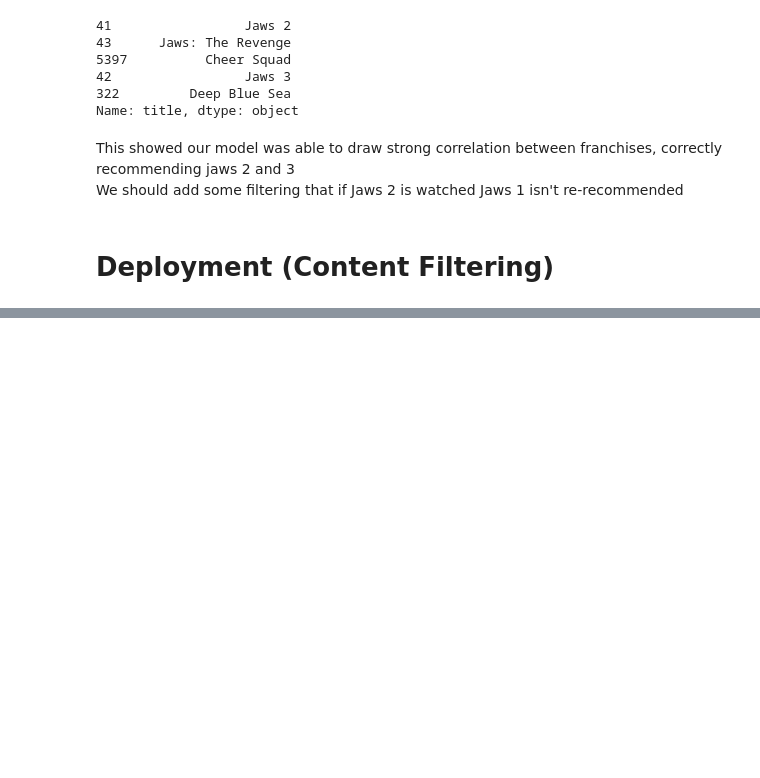
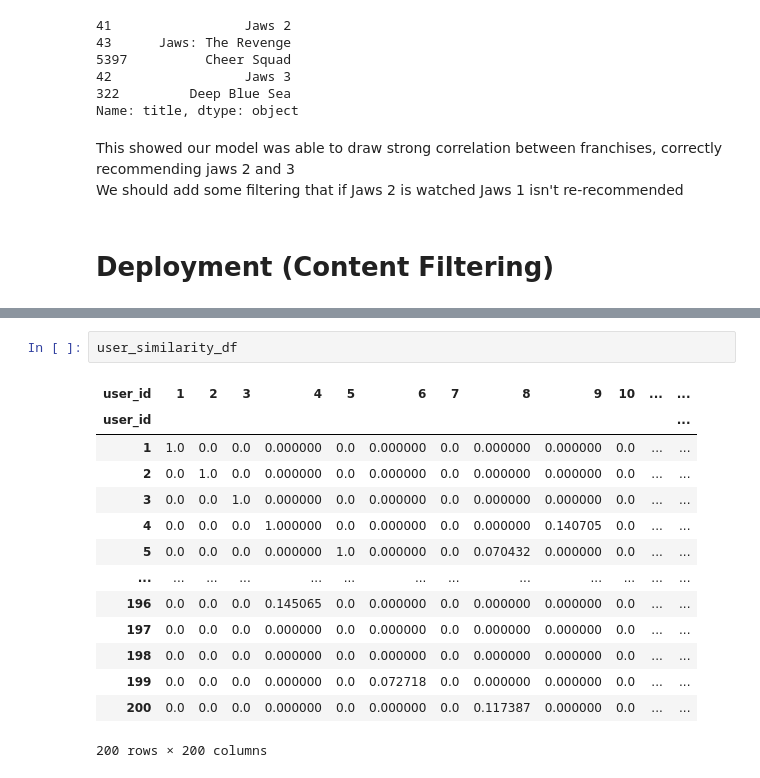
Before and after one commit to bybeejac000/Intex2, a Jupyter notebook: PythonRecommender/DataUnderstandingCleaning.ipynb, the cells around one changed output, grey strips where cells are left out. Drawn from its saved outputs; the diff is of its cells as text; blank space fills up the shorter version.

```diff
--- a/PythonRecommender/DataUnderstandingCleaning.ipynb
+++ b/PythonRecommender/DataUnderstandingCleaning.ipynb
@@ -382,0 +507,17 @@ joblib.dump(similarity_matrix, 'contentFilteringModels/similarity_matrix.sav')
+# %%
+user_similarity_df
+# %% [output]
+| user_id | 1 | 2 | 3 | 4 | 5 | 6 | 7 | 8 | 9 | 10 | ... | ... |
+| user_id |  |  |  |  |  |  |  |  |  |  |  | ... |
+| 1 | 1.0 | 0.0 | 0.0 | 0.000000 | 0.0 | 0.000000 | 0.0 | 0.000000 | 0.000000 | 0.0 | ... | ... |
+| 2 | 0.0 | 1.0 | 0.0 | 0.000000 | 0.0 | 0.000000 | 0.0 | 0.000000 | 0.000000 | 0.0 | ... | ... |
+| 3 | 0.0 | 0.0 | 1.0 | 0.000000 | 0.0 | 0.000000 | 0.0 | 0.000000 | 0.000000 | 0.0 | ... | ... |
+| 4 | 0.0 | 0.0 | 0.0 | 1.000000 | 0.0 | 0.000000 | 0.0 | 0.000000 | 0.140705 | 0.0 | ... | ... |
+| 5 | 0.0 | 0.0 | 0.0 | 0.000000 | 1.0 | 0.000000 | 0.0 | 0.070432 | 0.000000 | 0.0 | ... | ... |
+| ... | ... | ... | ... | ... | ... | ... | ... | ... | ... | ... | ... | ... |
+| 196 | 0.0 | 0.0 | 0.0 | 0.145065 | 0.0 | 0.000000 | 0.0 | 0.000000 | 0.000000 | 0.0 | ... | ... |
+| 197 | 0.0 | 0.0 | 0.0 | 0.000000 | 0.0 | 0.000000 | 0.0 | 0.000000 | 0.000000 | 0.0 | ... | ... |
+| 198 | 0.0 | 0.0 | 0.0 | 0.000000 | 0.0 | 0.000000 | 0.0 | 0.000000 | 0.000000 | 0.0 | ... | ... |
+| 199 | 0.0 | 0.0 | 0.0 | 0.000000 | 0.0 | 0.072718 | 0.0 | 0.000000 | 0.000000 | 0.0 | ... | ... |
+| 200 | 0.0 | 0.0 | 0.0 | 0.000000 | 0.0 | 0.000000 | 0.0 | 0.117387 | 0.000000 | 0.0 | ... | ... |
+200 rows × 200 columns
```
Also changed, not shown: parts of 16 cells of this notebook, 4 other files.
